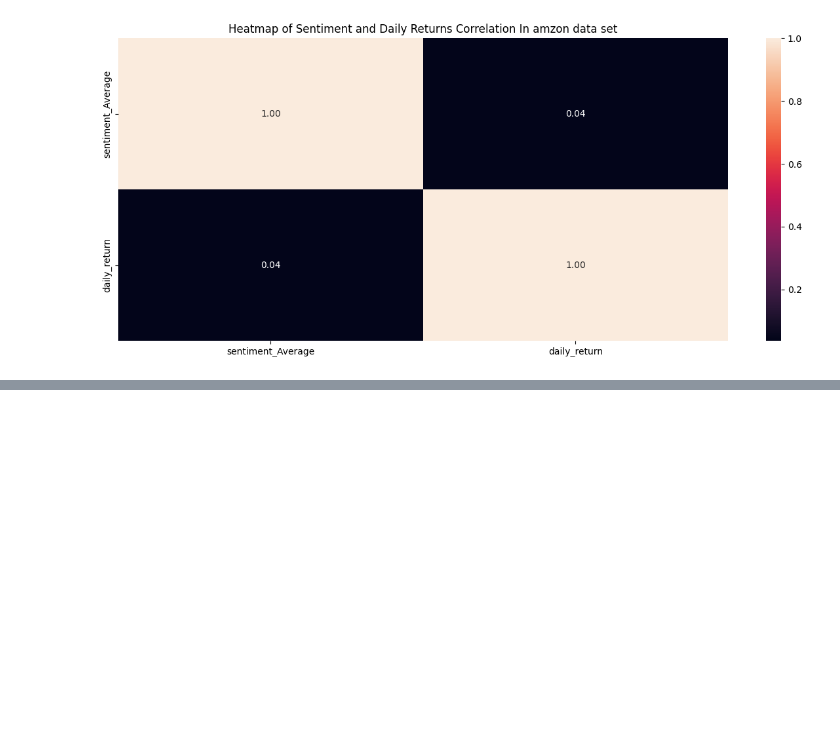
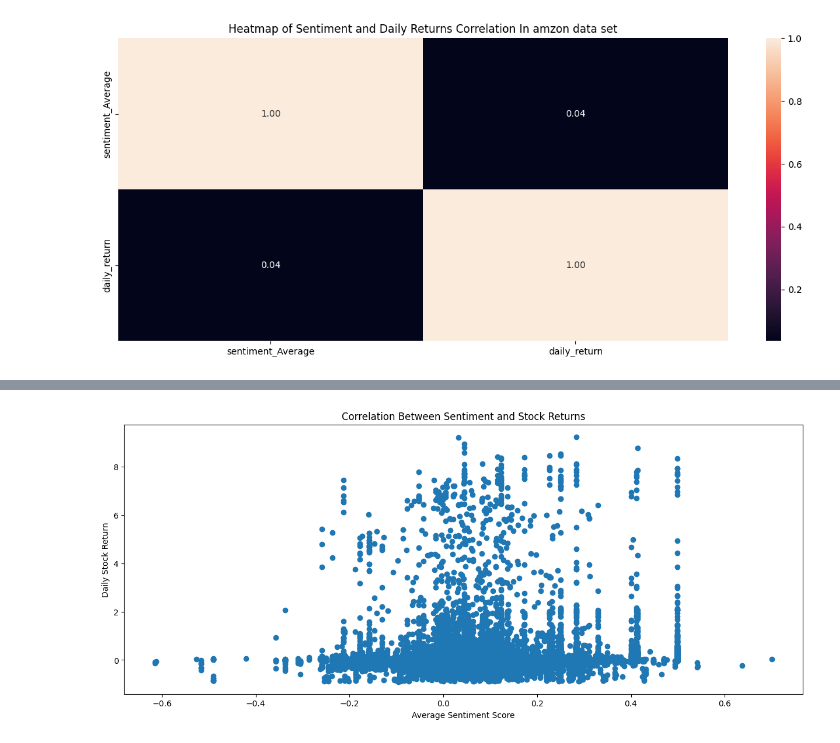
Before and after one commit to davekindea/Week1, a Jupyter notebook: notebooks/task3.ipynb, the cells around one changed output, grey strips where cells are left out. Cells and saved outputs as stored; diff of their text form; code cells hidden in the pictures; blank space fills up the shorter version.

```diff
--- a/notebooks/task3.ipynb
+++ b/notebooks/task3.ipynb
@@ -520,0 +602,9 @@ plt.show()
+# %%
+plt.figure(figsize=(15,6))
+plt.scatter(data=data_META,x="sentiment_Average",y="daily_return")
+plt.title('Correlation Between Sentiment and Stock Returns')
+plt.xlabel('Average Sentiment Score')
+plt.ylabel('Daily Stock Return')
+plt.show()
+# %% [output]
+[figure, added]
```
Also changed, not shown: parts of 47 cells of this notebook.
